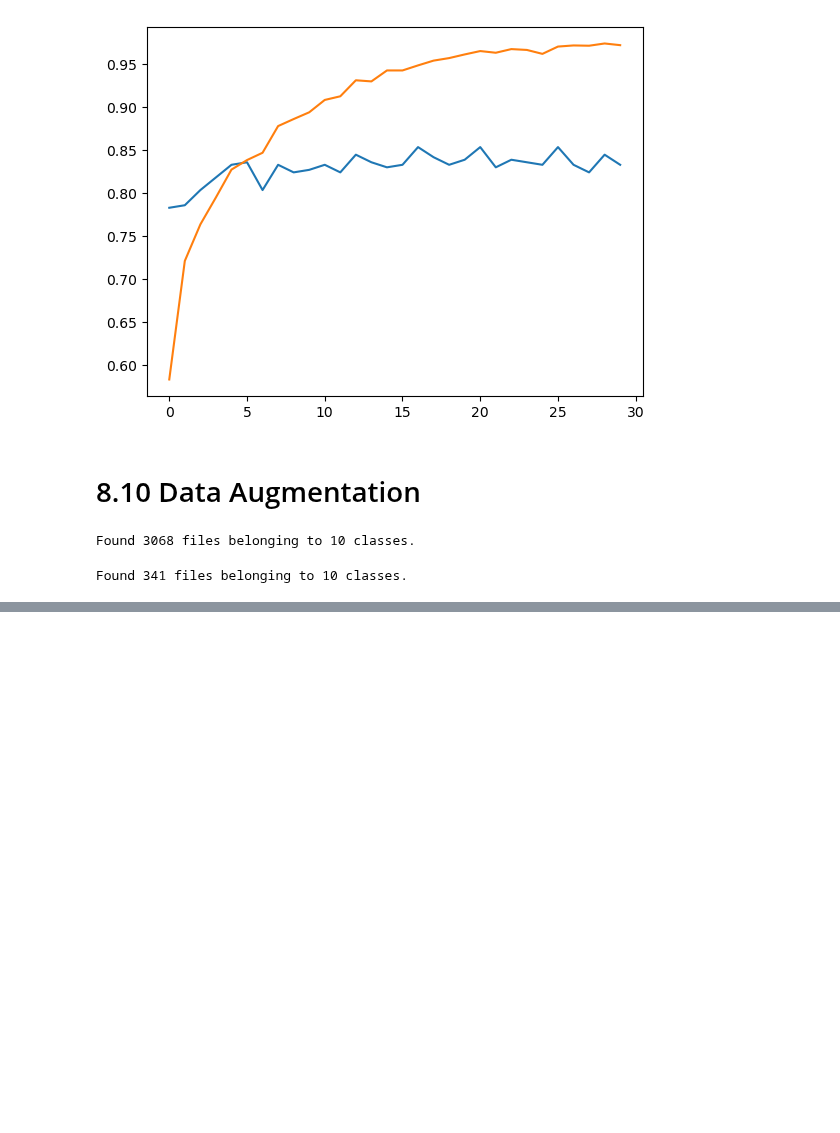
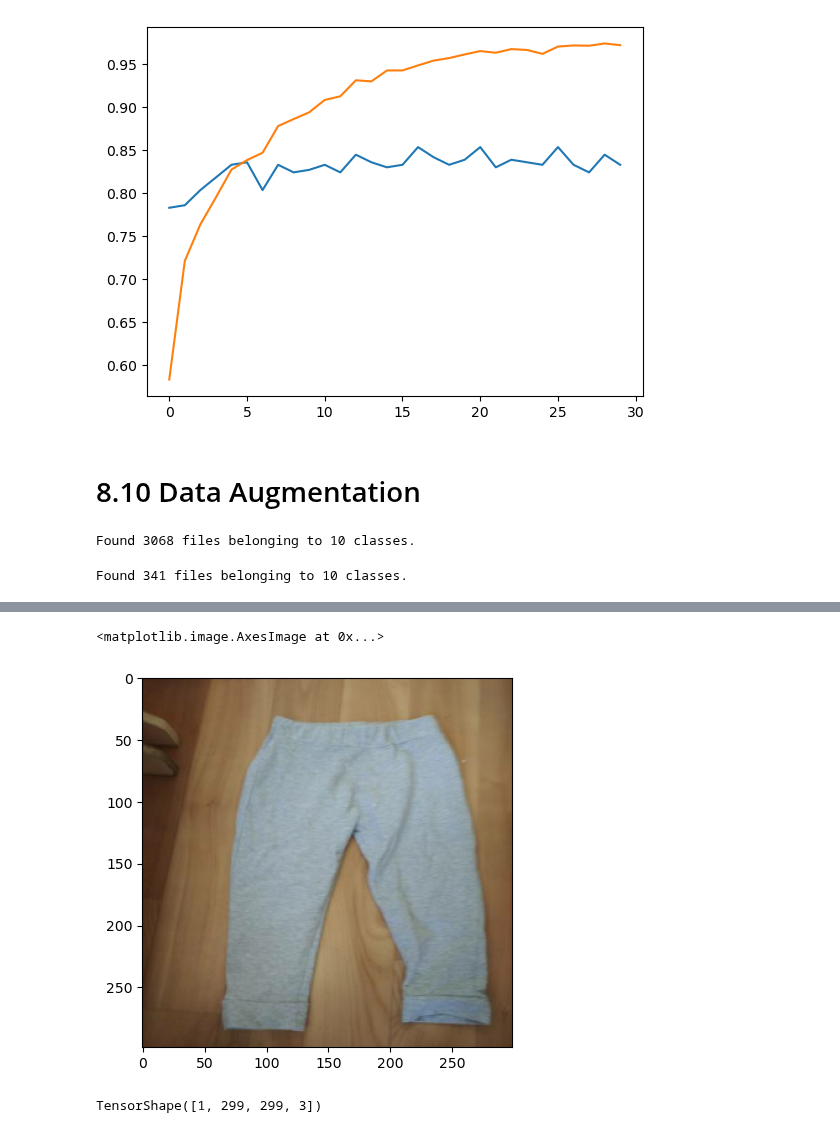
Before and after one commit to aaalexlit/machine-learning-zoomcamp-alex, a Jupyter notebook: 08-deep-learning/ml-zoomcamp-clothing-classification.ipynb, the cells around one changed output, grey strips where cells are left out. Saved outputs shown, nothing was run; the diff lists cells and outputs as text; code cells hidden in the pictures; blank space fills up the shorter version.

```diff
--- a/08-deep-learning/ml-zoomcamp-clothing-classification.ipynb
+++ b/08-deep-learning/ml-zoomcamp-clothing-classification.ipynb
@@ -756,0 +866,13 @@ plt.legend();
+# %%
+file_path = 'clothing-dataset-small/test/pants/05814dc4-0520-47e6-91e0-402a971ba40a.jpg'
+# %%
+  img = tf.io.read_file(file_path)
+# %%
+img = tf.io.decode_jpeg(img, channels=3)
+# %%
+img = tf.image.resize(img, [size, size])
+# %%
+plt.imshow(img.numpy().astype("uint8"))
+# %% [output]
+<matplotlib.image.AxesImage at 0x...>
+[figure, added]
@@ -756,0 +881,4 @@ plt.legend();
+# %%
+batch_one_image.shape
+# %% [output]
+TensorShape([1, 299, 299, 3])
```
Also changed, not shown: parts of 23 cells of this notebook.
